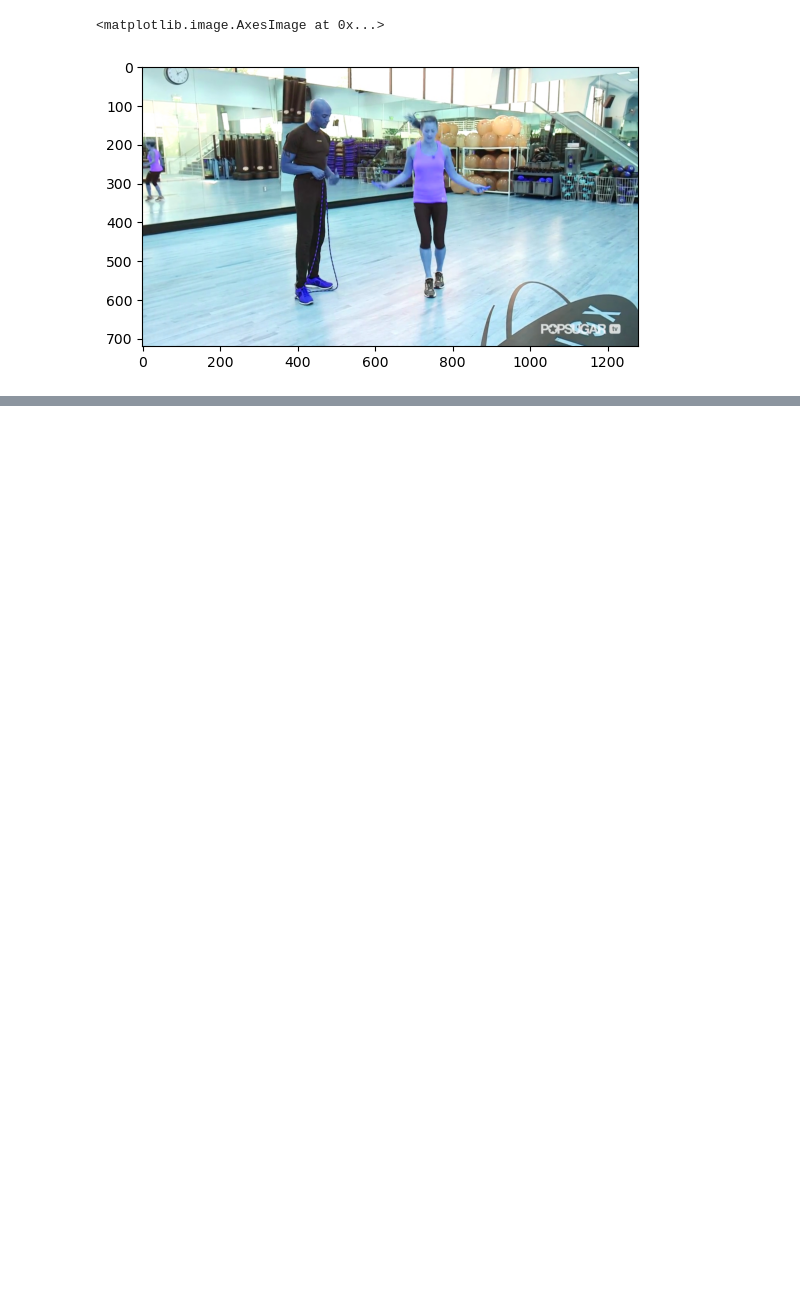
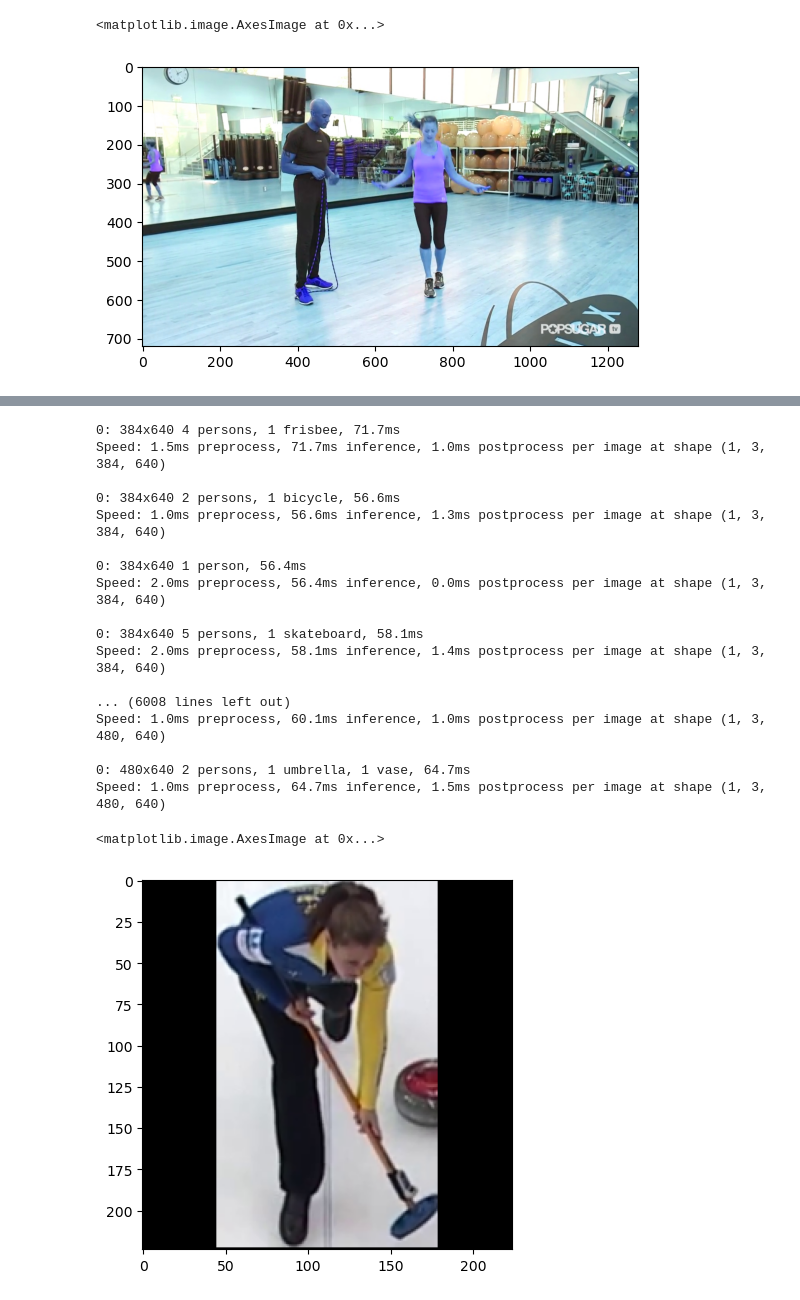
Before and after one commit to bernaprioste1704/LimbsID-Samsung-Final-Project, a Jupyter notebook: resizeImage.ipynb, the cells around one changed output, grey strips where cells are left out. Saved outputs shown, nothing was run; the diff lists cells and outputs as text; code cells hidden in the pictures; blank space fills up the shorter version.

Commit message:
function that chages all the database

```diff
--- a/resizeImage.ipynb
+++ b/resizeImage.ipynb
@@ -119 +121,55 @@ sasd
 [figure]
+# %%
+# change the dataset using a function that will return the image with the alterations and the new points
+def process_row(row):
+    points = [(int(row[x]), int(row[y])) for x, y in keypoints]
+    try:
+        image, points = transform_data(row["NAME"], points)
+    except Exception as e:
+        print(f"Error processing row {row['ID']}: {e}")
+        return None
+    row["r ankle_X"], row["r ankle_Y"] = points[0]
+    row["r knee_X"], row["r knee_Y"] = points[1]
+    row["r hip_X"], row["r hip_Y"] = points[2]
+    row["l hip_X"], row["l hip_Y"] = points[3]
+    row["l knee_X"], row["l knee_Y"] = points[4]
+    row["l ankle_X"], row["l ankle_Y"] = points[5]
+    row["pelvis_X"], row["pelvis_Y"] = points[6]
+    row["thorax_X"], row["thorax_Y"] = points[7]
+    row["upper neck_X"], row["upper neck_Y"] = points[8]
+    row["head top_X"], row["head top_Y"] = points[9]
+    row["r wrist_X"], row["r wrist_Y"] = points[10]
+    row["r elbow_X"], row["r elbow_Y"] = points[11]
+    row["r shoulder_X"], row["r shoulder_Y"] = points[12]
+    row["l shoulder_X"], row["l shoulder_Y"] = points[13]
+    row["l elbow_X"], row["l elbow_Y"] = points[14]
+    row["l wrist_X"], row["l wrist_Y"] = points[15]
+    row["NAME"] = image
+
+    return row
+# %%
+df = pd.read_csv('./Datasets/mpii_human_pose.csv')
+df= df[(df != -1).all(axis=1)]
+df = df.head(2000).apply(process_row, axis=1)
+
+plt.imshow(df.iloc[0]["NAME"])
+# %% [output]
+0: 384x640 4 persons, 1 frisbee, 71.7ms
+Speed: 1.5ms preprocess, 71.7ms inference, 1.0ms postprocess per image at shape (1, 3, 384, 640)
+
+0: 384x640 2 persons, 1 bicycle, 56.6ms
+Speed: 1.0ms preprocess, 56.6ms inference, 1.3ms postprocess per image at shape (1, 3, 384, 640)
+
+0: 384x640 1 person, 56.4ms
+Speed: 2.0ms preprocess, 56.4ms inference, 0.0ms postprocess per image at shape (1, 3, 384, 640)
+
+0: 384x640 5 persons, 1 skateboard, 58.1ms
+Speed: 2.0ms preprocess, 58.1ms inference, 1.4ms postprocess per image at shape (1, 3, 384, 640)
+
+... (6008 lines left out)
+Speed: 1.0ms preprocess, 60.1ms inference, 1.0ms postprocess per image at shape (1, 3, 480, 640)
+
+0: 480x640 2 persons, 1 umbrella, 1 vase, 64.7ms
+Speed: 1.0ms preprocess, 64.7ms inference, 1.5ms postprocess per image at shape (1, 3, 480, 640)
+<matplotlib.image.AxesImage at 0x...>
+[figure, added]
```
Also changed, not shown: parts of 5 cells of this notebook, 1 other file.
